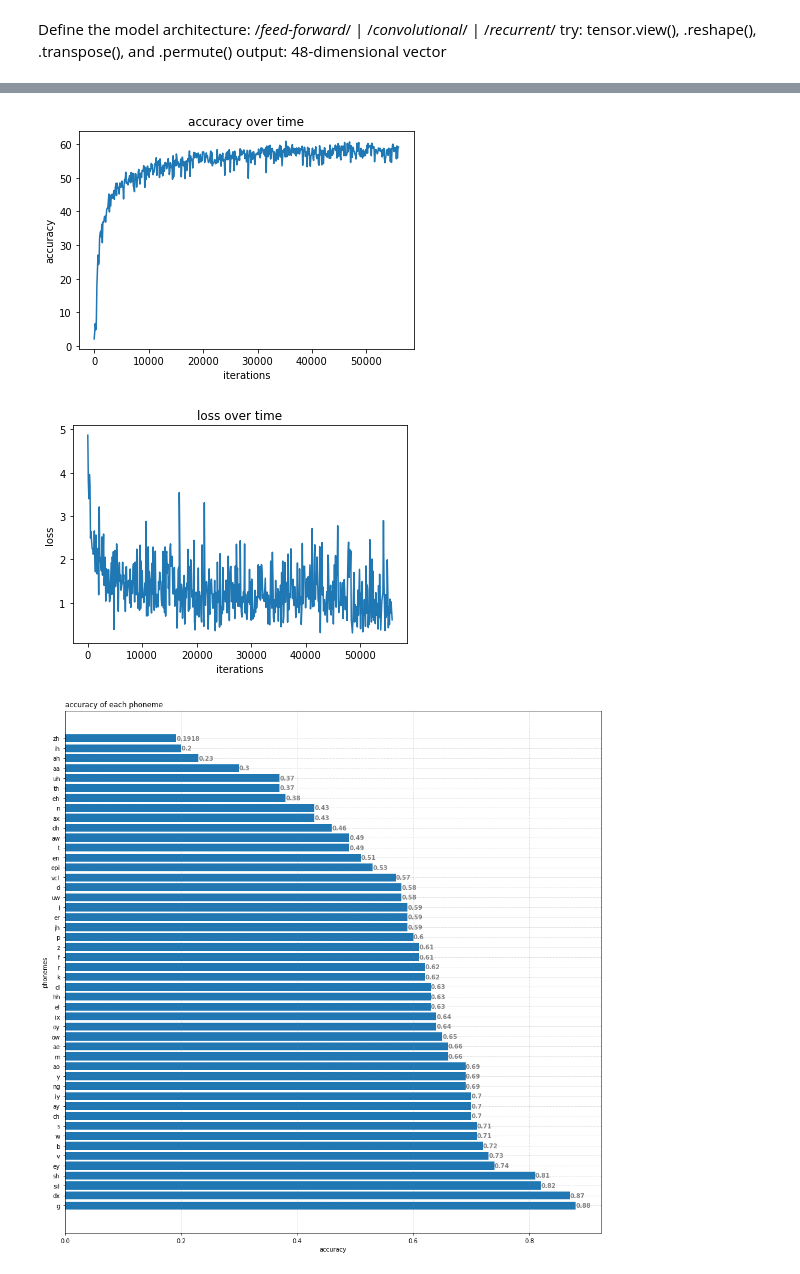
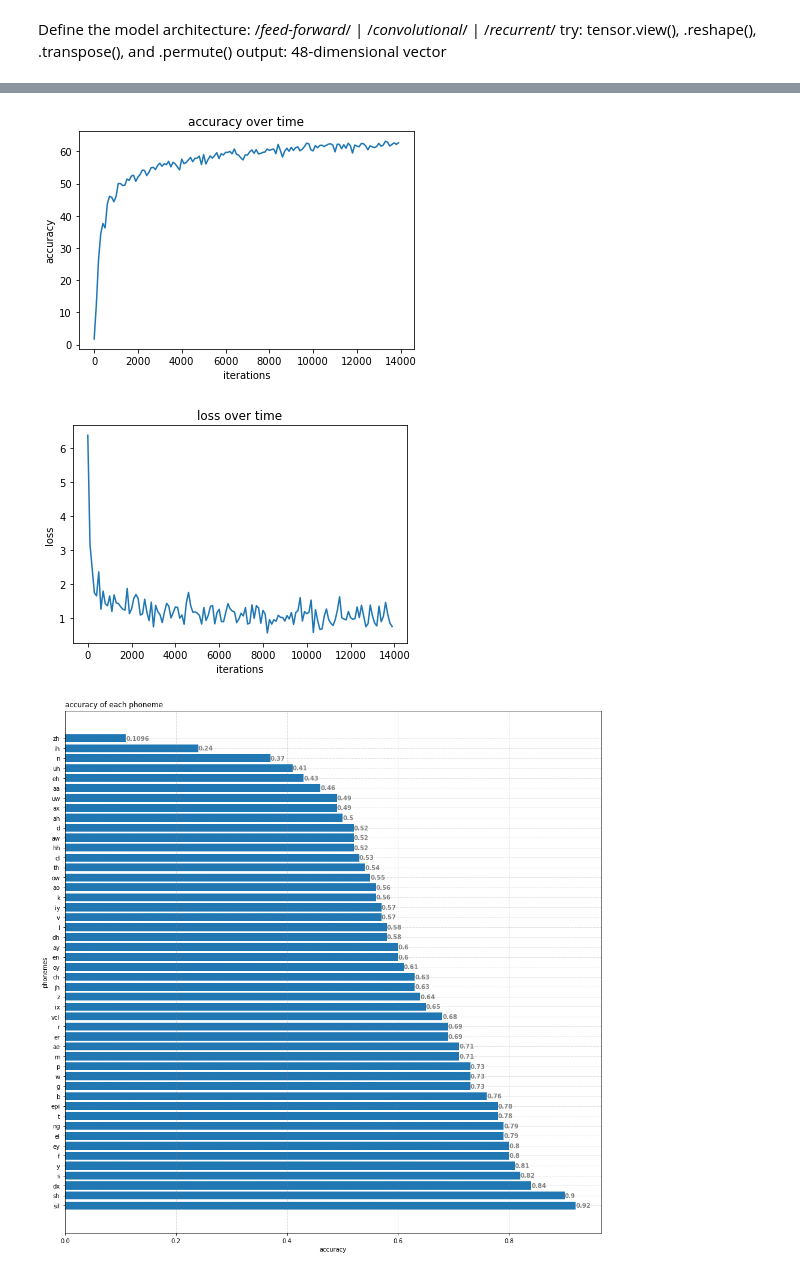
Before and after one commit to mravelo5874/SLT_Labs, a Jupyter notebook: Lab 2/Lab_2.ipynb, the cells around one changed output, grey strips where cells are left out. Cells and saved outputs as stored; diff of their text form; code cells hidden in the pictures.

```diff
--- a/Lab 2/Lab_2.ipynb
+++ b/Lab 2/Lab_2.ipynb
@@ -92,6 +89,6 @@ test_labels.device:  0
 # %%
 # 2.  Set up the dataloaders
-batch_size = 8
+batch_size = 32
 
 train_dataset = torch.utils.data.TensorDataset(train_feats, train_labels)
 train_loader = torch.utils.data.DataLoader(train_dataset, batch_size = batch_size, shuffle = True)
@@ -362,7 +364,7 @@ def train_network(epochs, iterations, current_model, train_loader, criterion, op
 
     startTime = time.time()
 
-    print ("device name: ", torch.cuda.get_device_name(0))
+    #print ("device name: ", torch.cuda.get_device_name(0))
     print ("model.type: ", current_model.model_type)
     print ("model.device: ", next(current_model.parameters()).device)
 
@@ -376,7 +378,7 @@ def train_network(epochs, iterations, current_model, train_loader, criterion, op
     for epoch in range(epochs):
         print ("epoch: ", epoch)
         for i, (inputs, labels) in enumerate(train_loader, 0):
-
+            current_iteration = i + ((epoch) * iterations)
             # forward pass
             outputs = current_model(inputs)
             loss = criterion(outputs, labels)
@@ -388,12 +390,12 @@ def train_network(epochs, iterations, current_model, train_loader, criterion, op
             if current_iteration % 100 == 0:
                 test_accuracy = test_network(current_model, test_loader)
                 accuracy_list.append(test_accuracy)
-                current_iteration = i + ((epoch) * iterations)
                 iteration_list.append(current_iteration)
                 loss_list.append(loss.item())
             # print stats during training
-            if current_iteration % print_iteration == 0 and current_iteration != 0:
-                print('\t iteration: {}\t loss: {}\t accuracy: {}'.format(current_iteration, loss.item(), test_accuracy))
+            if current_iteration % print_iteration == 0:
+                test_accuracy = test_network(current_model, test_loader)
+                print(f'\t iteration: {current_iteration}\t loss: {loss.item():.3f}\t accuracy: {test_accuracy:.3f} %')
 
             current_iteration += 1
     # print out stats
@@ -402,7 +404,7 @@ def train_network(epochs, iterations, current_model, train_loader, criterion, op
 # %%
 # all together now!
 
-epochs = 10
+epochs = 15
 iterations = total_examples / batch_size
 iterations = int(iterations - 1)
 input_size =  train_feats.shape[1] * train_feats.shape[2]
@@ -411,19 +413,29 @@ output_size = 48
 print_iteration = 1000
 
 print ("epochs: ", epochs)
+print ("total_examples: ", total_examples)
 print ("iterations per epoch: ", iterations)
-print ("examples: ", total_examples)
+print ("batch_size: ", batch_size)
 print ("input_size: ", input_size)
 print ("hidden_dim: ", hidden_dim)
 print ("output_size: ", output_size)
 print ("---------------------------------")
 
-#myModel = MyFFNN("FFNN", input_size, hidden_dim, output_size)
+
+# feed forward
+myModel = MyFFNN("FFNN", input_size, hidden_dim, output_size)
+myModel = myModel.to(device)
+myCriterion = nn.CrossEntropyLoss()
+mOptimizer = optim.SGD(myModel.parameters(), lr = 0.001, momentum = 0.9)
+#train_network(epochs, iterations, myModel, train_loader, myCriterion, mOptimizer, int(iterations / 3))
+
+print ("---------------------------------")
+
+# convolutional
 myModel = MyCNN("CNN", output_size)
 myModel = myModel.to(device)
-print ("myModel.device: ", next(myModel.parameters()).device)
 myCriterion = nn.CrossEntropyLoss()
 mOptimizer = optim.SGD(myModel.parameters(), lr = 0.001, momentum = 0.9)
-train_network(epochs, iterations, myModel, train_loader, myCriterion, mOptimizer, iterations)
+train_network(epochs, iterations, myModel, train_loader, myCriterion, mOptimizer, int(iterations / 3))
 # %% [output]
 epochs:  10
@@ -446,3 +458,3 @@ epoch:  9
-[figure, old version]
+[figure, new version]
-[figure, old version]
+[figure, new version]
-[figure, old version]
+[figure, new version]
```
Also changed, not shown: parts of 5 cells of this notebook.
